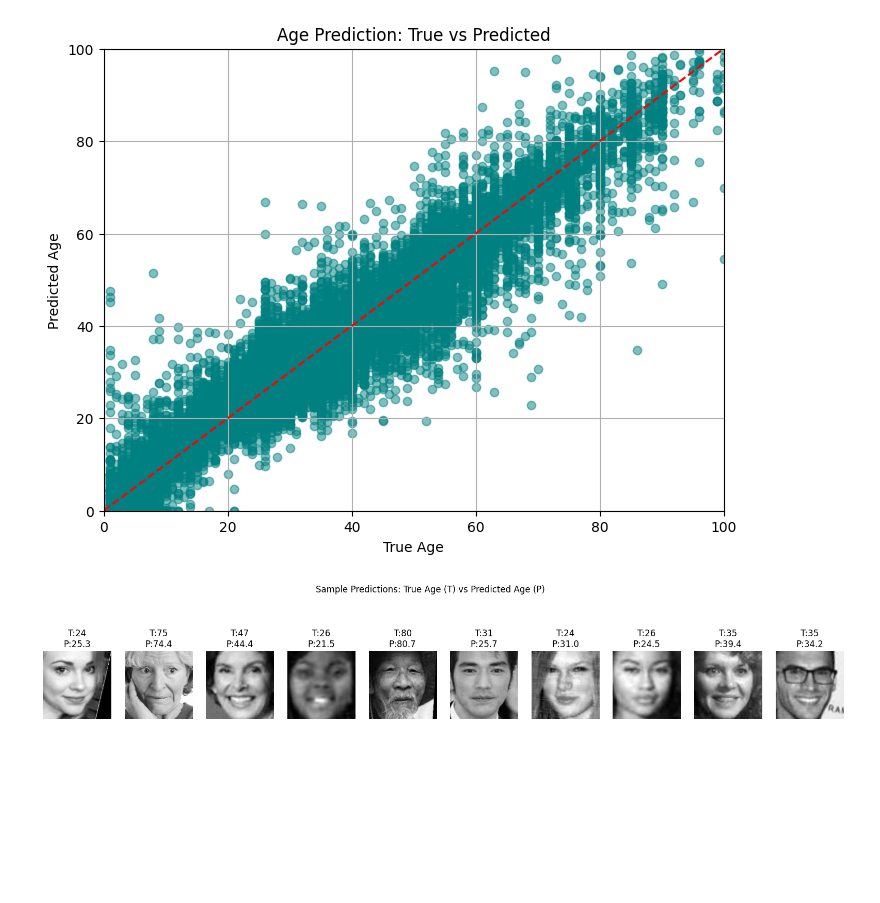
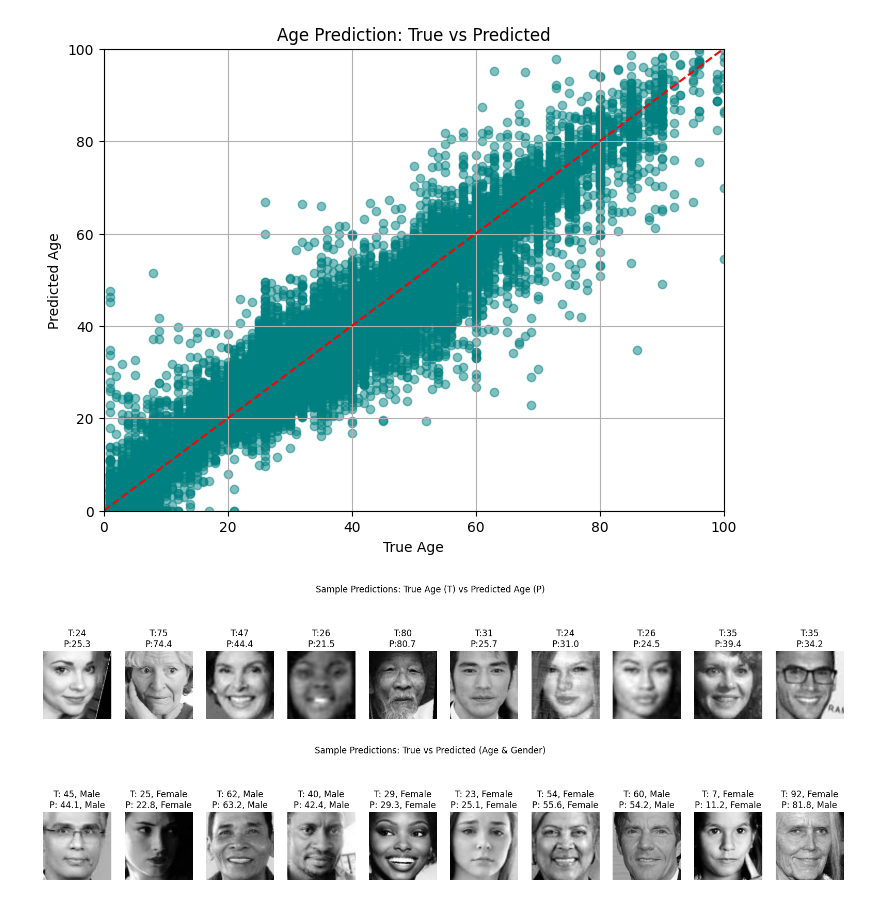
Before and after one commit to ShravyaMalogi/real-time-senior-citizen-identifier, a Jupyter notebook: notebooks/evaluation.ipynb, the cells around one changed output. Cells and saved outputs as stored; diff of their text form; code cells hidden in the pictures; blank space fills up the shorter version.

```diff
--- a/notebooks/evaluation.ipynb
+++ b/notebooks/evaluation.ipynb
@@ -162,3 +162,33 @@ plt.suptitle("Sample Predictions: True Age (T) vs Predicted Age (P)")
 plt.show()
 # %% [output]
 [figure]
+# %%
+import matplotlib.pyplot as plt
+import random
+import numpy as np
+
+num_samples = 10
+indices = random.sample(range(len(images)), num_samples)
+
+plt.figure(figsize=(20,4))
+
+for i, idx in enumerate(indices):
+    img = images[idx].reshape(IMG_SIZE, IMG_SIZE)  # grayscale
+    true_age = ages[idx]
+    pred_age = age_pred[idx][0]  # predicted age
+    true_gender = genders[idx]
+    pred_gender = gender_pred[idx][0]  # predicted probability
+
+    # Convert gender to label
+    true_gender_label = "Male" if true_gender == 0 else "Female"
+    pred_gender_label = "Male" if pred_gender < 0.5 else "Female"
+
+    plt.subplot(1, num_samples, i+1)
+    plt.imshow(img, cmap='gray')
+    plt.axis('off')
+    plt.title(f"T: {true_age}, {true_gender_label}\nP: {pred_age:.1f}, {pred_gender_label}")
+
+plt.suptitle("Sample Predictions: True vs Predicted (Age & Gender)")
+plt.show()
+# %% [output]
+[figure, added]
```
